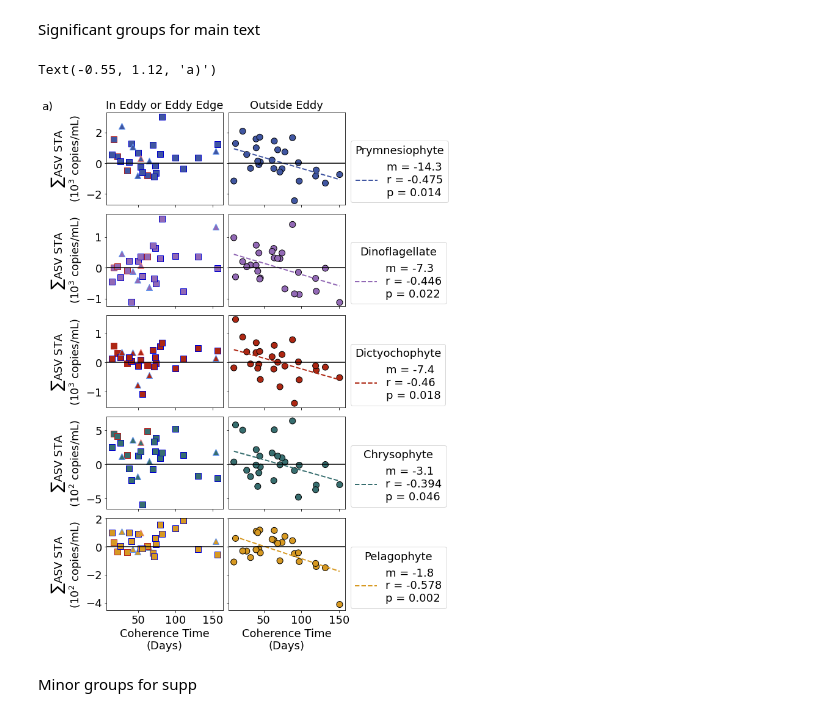
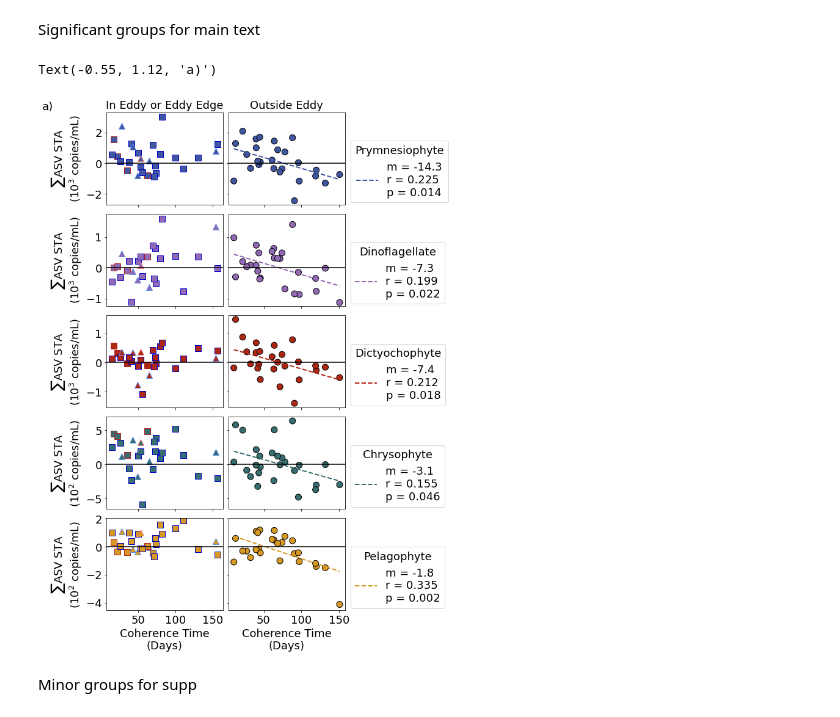
Before and after one commit to lexi-jones/G4_phyto_advection, a Jupyter notebook: dispersal_vs_eco_metrics_v9.ipynb, the cells around one changed output. Cells and saved outputs as stored; diff of their text form; code cells hidden in the pictures.

```diff
--- a/dispersal_vs_eco_metrics_v9.ipynb
+++ b/dispersal_vs_eco_metrics_v9.ipynb
@@ -841,39 +841,39 @@ for col in ['Prymnesiophyte', 'Dinoflagellate', 'Dictyochophyte', 'Chrysophyte',
     ax[count,1].scatter(bg_x,bg_y,c=euk_color_dict[col][0],s=100,
                         edgecolor=list(div_merged_df[bg_inds]['eddy_color']))
     ax[count,1].plot(bg_x_sorted,fit,linewidth=2,linestyle='--',c=euk_color_dict[col][0],
-                     label='m = %s\nr = %s\np = %s'%(round(slope*(10**pwr),1),round(r_value,3),round(p_value,3)))
+                     label='m = %s\nr = %s\np = %s'%(round(slope*(10**pwr),1),round(r_value**2,3),round(p_value,3)))
     ax[count,1].legend(title=col, bbox_to_anchor=(1,0.75))
 
     #### PARAMS ####
     ax[count,0].set_ylabel('$\sum$ASV STA\n($10^%s$ copies/mL)'%(pwr))
 
     # Ylims
     ymin = np.min(list(eddy_y)+list(bg_y))-(np.abs(np.min(list(eddy_y)+list(bg_y)))/10)
     ymax = np.max(list(eddy_y)+list(bg_y))+(np.max(list(eddy_y)+list(bg_y))/10)
     ax[count,0].set_ylim([ymin,ymax])
     ax[count,1].set_ylim([ymin,ymax])
     ax[count,1].set_yticklabels([])
 
     ax[count,0].axhline(0,c='k')
     ax[count,1].axhline(0,c='k')
 
     if count != 4:
         ax[count,0].set_xticklabels([])
         ax[count,1].set_xticklabels([])
 
     count += 1
 
 ax[0,0].set_title('In Eddy or Eddy Edge')
 ax[0,1].set_title('Outside Eddy')
 ax[4,0].set_xlabel('Coherence Time\n(Days)')
 ax[4,1].set_xlabel('Coherence Time\n(Days)')
 
 ax[0,0].text(-0.55, 1.12, 'a)',transform=ax[0,0].transAxes,va='top',ha='left')
 
 #plt.savefig(euk_paper_dir + '/figs/supp/prelim/major_euk_group_STA_vs_coh_v3.pdf',dpi=350,bbox_inches='tight',format='pdf')
 # %% [output]
 Text(-0.55, 1.12, 'a)')
-[figure, old version]
+[figure, new version]
 # %% [markdown]
 Minor groups for supp
 # %%
```
Also changed, not shown: parts of 2 cells of this notebook.
